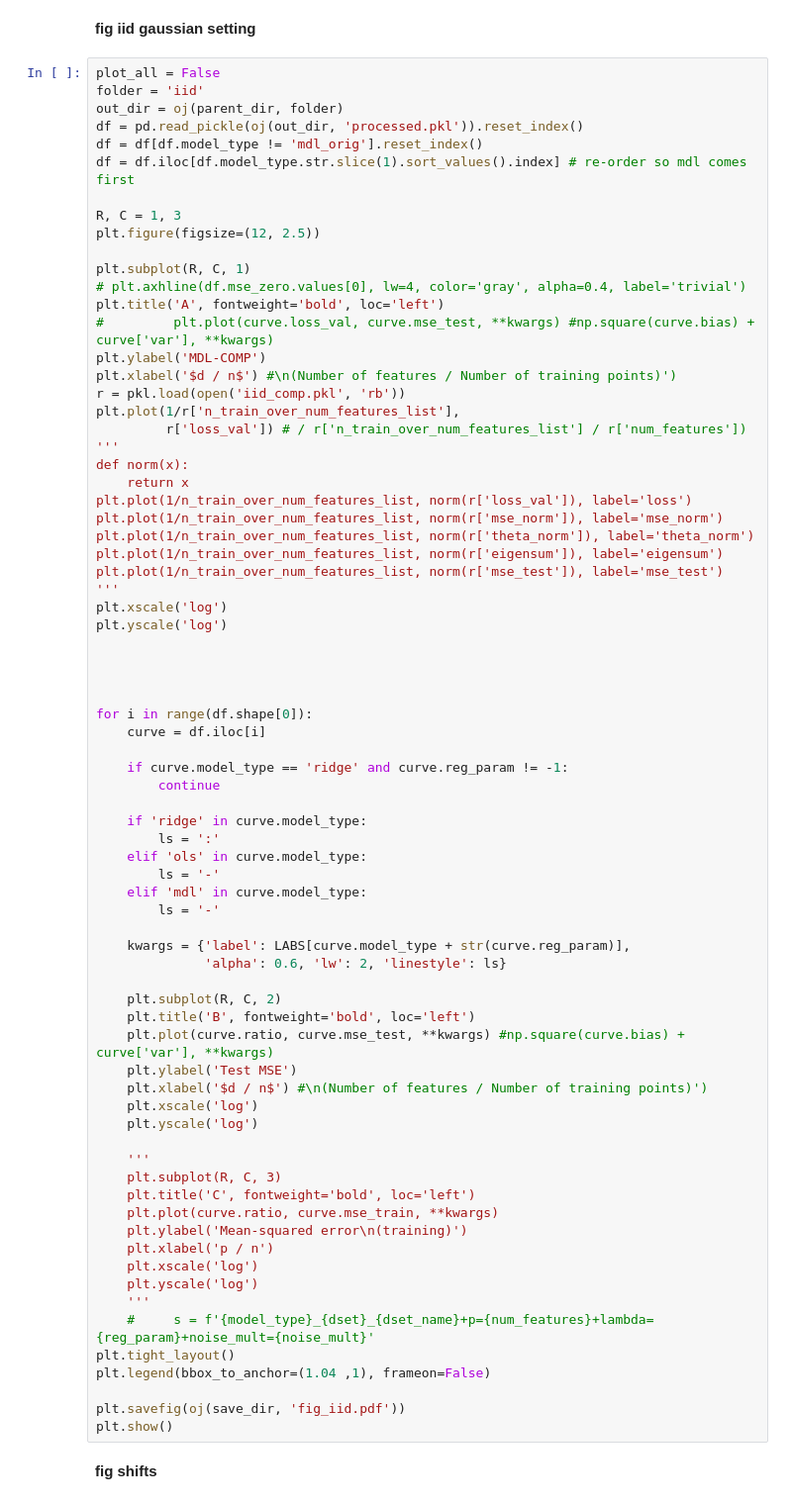
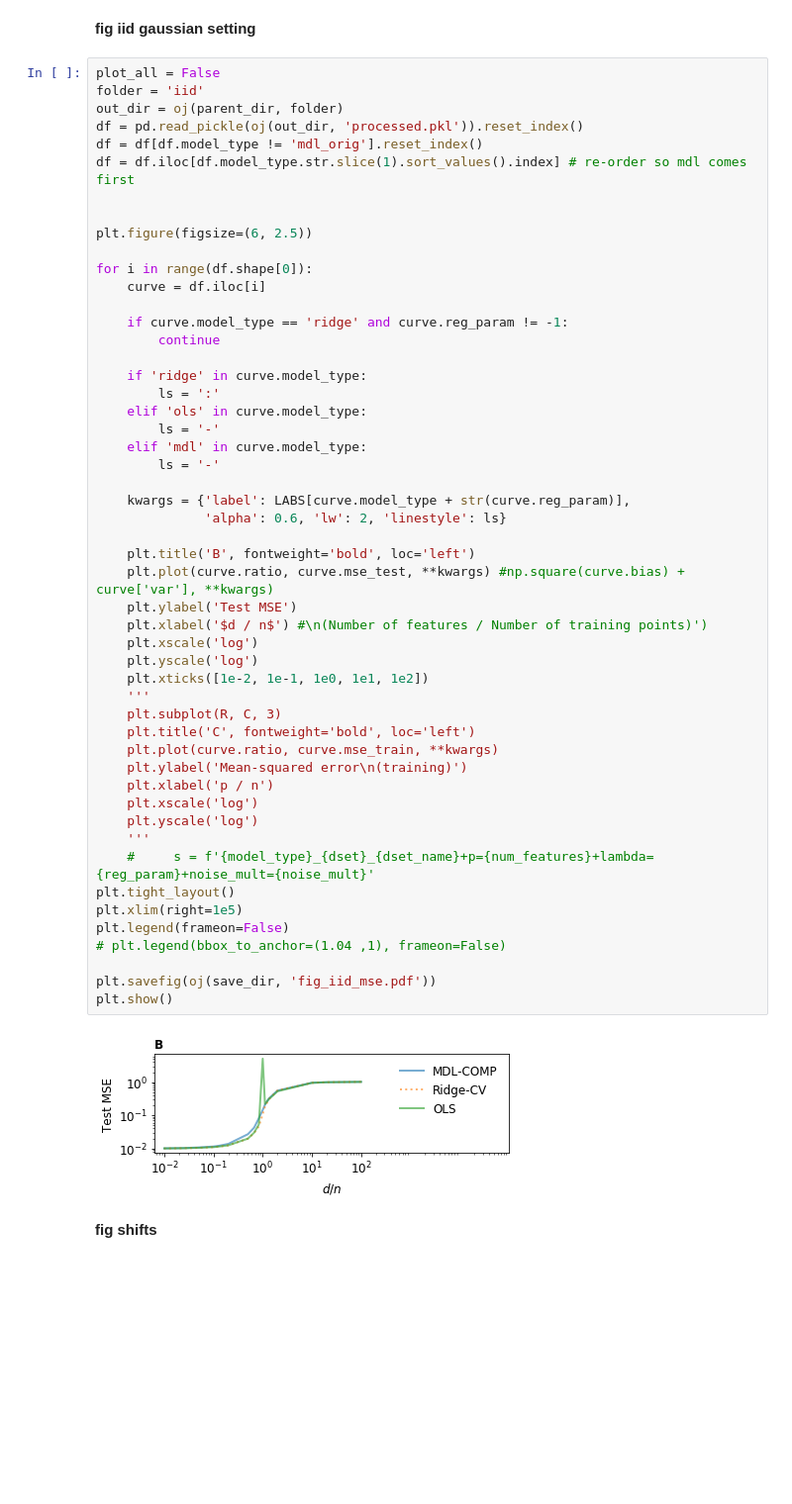
Before and after one commit to csinva/mdl-complexity, a Jupyter notebook: 03_analyze_misspecifications.ipynb, the cells around one changed output. Shown: that part at 99% size. Drawn from its saved outputs; the diff is of its cells as text; blank space fills up the shorter version.

```diff
--- a/analyze_sweeps_sim.ipynb
+++ b/03_analyze_misspecifications.ipynb
@@ -74,32 +58,8 @@ df = pd.read_pickle(oj(out_dir, 'processed.pkl')).reset_index()
 df = df[df.model_type != 'mdl_orig'].reset_index()
 df = df.iloc[df.model_type.str.slice(1).sort_values().index] # re-order so mdl comes first
 
-R, C = 1, 3
-plt.figure(figsize=(12, 2.5))
 
-plt.subplot(R, C, 1)
-# plt.axhline(df.mse_zero.values[0], lw=4, color='gray', alpha=0.4, label='trivial')
-plt.title('A', fontweight='bold', loc='left')
-#         plt.plot(curve.loss_val, curve.mse_test, **kwargs) #np.square(curve.bias) + curve['var'], **kwargs)
-plt.ylabel('MDL-COMP')
-plt.xlabel('$d / n$') #\n(Number of features / Number of training points)')
-r = pkl.load(open('iid_comp.pkl', 'rb'))
-plt.plot(1/r['n_train_over_num_features_list'],
-         r['loss_val']) # / r['n_train_over_num_features_list'] / r['num_features'])
-'''
-def norm(x):
-    return x
-plt.plot(1/n_train_over_num_features_list, norm(r['loss_val']), label='loss')
-plt.plot(1/n_train_over_num_features_list, norm(r['mse_norm']), label='mse_norm')
-plt.plot(1/n_train_over_num_features_list, norm(r['theta_norm']), label='theta_norm')
-plt.plot(1/n_train_over_num_features_list, norm(r['eigensum']), label='eigensum')
-plt.plot(1/n_train_over_num_features_list, norm(r['mse_test']), label='mse_test')
-'''
-plt.xscale('log')
-plt.yscale('log')
-
-
-
+plt.figure(figsize=(6, 2.5))
 
 for i in range(df.shape[0]):
     curve = df.iloc[i]
@@ -109,37 +69,40 @@ for i in range(df.shape[0]):
 
     if 'ridge' in curve.model_type:
         ls = ':'
     elif 'ols' in curve.model_type:
         ls = '-'
     elif 'mdl' in curve.model_type:
         ls = '-'
 
     kwargs = {'label': LABS[curve.model_type + str(curve.reg_param)],
               'alpha': 0.6, 'lw': 2, 'linestyle': ls}
 
-    plt.subplot(R, C, 2)
     plt.title('B', fontweight='bold', loc='left')
     plt.plot(curve.ratio, curve.mse_test, **kwargs) #np.square(curve.bias) + curve['var'], **kwargs)
     plt.ylabel('Test MSE')
     plt.xlabel('$d / n$') #\n(Number of features / Number of training points)')
     plt.xscale('log')
     plt.yscale('log')
-
+    plt.xticks([1e-2, 1e-1, 1e0, 1e1, 1e2])
     '''
     plt.subplot(R, C, 3)
     plt.title('C', fontweight='bold', loc='left')
     plt.plot(curve.ratio, curve.mse_train, **kwargs)
     plt.ylabel('Mean-squared error\n(training)')
     plt.xlabel('p / n')
     plt.xscale('log')
     plt.yscale('log')
     '''
     #     s = f'{model_type}_{dset}_{dset_name}+p={num_features}+lambda={reg_param}+noise_mult={noise_mult}'
 plt.tight_layout()
-plt.legend(bbox_to_anchor=(1.04 ,1), frameon=False)
+plt.xlim(right=1e5)
+plt.legend(frameon=False)
+# plt.legend(bbox_to_anchor=(1.04 ,1), frameon=False)
 
-plt.savefig(oj(save_dir, 'fig_iid.pdf'))
+plt.savefig(oj(save_dir, 'fig_iid_mse.pdf'))
 plt.show()
+# %% [output]
+[figure, added]
 # %% [markdown]
 **fig shifts**
 # %%
```
Also changed, not shown: parts of 9 cells of this notebook, 5 other files.
